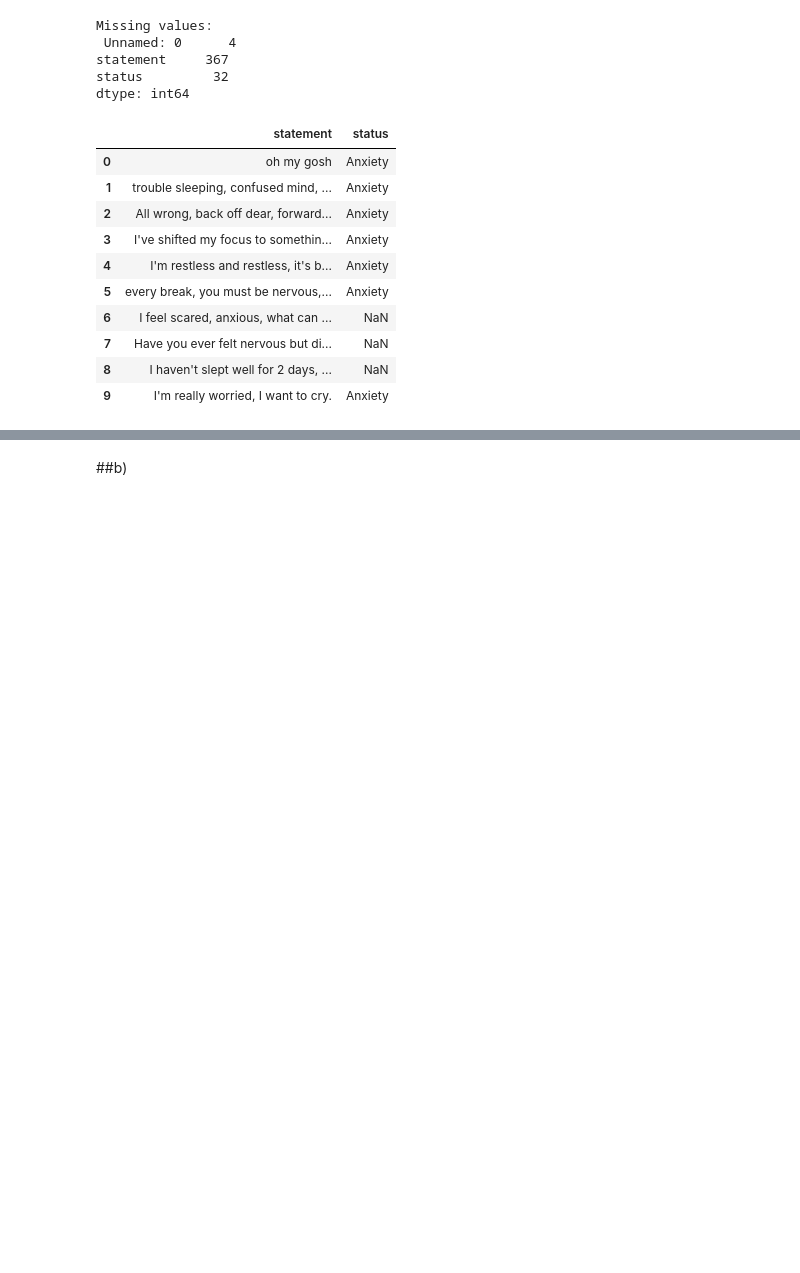
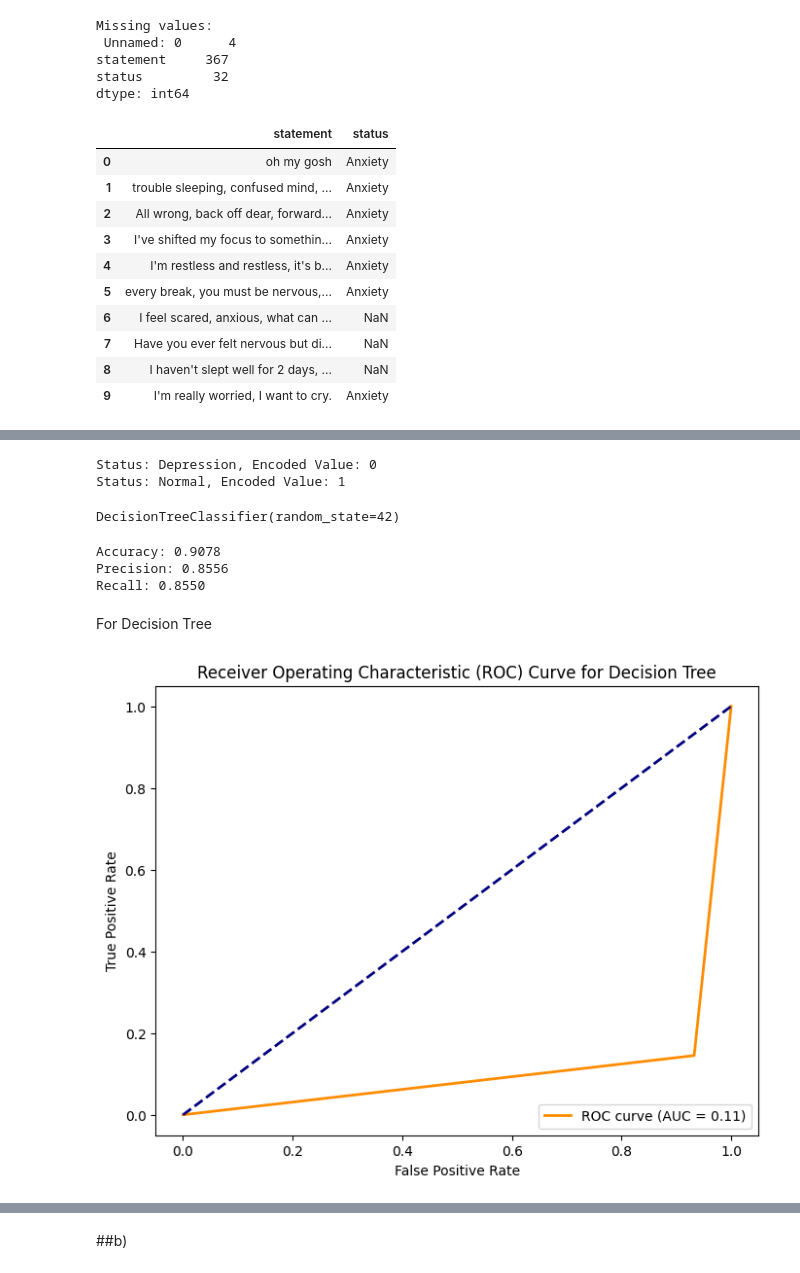
Before and after one commit to syahmishamz/Data-Analytics-ML, a Jupyter notebook: Solutions/ITS69304_Group1_GroupAssignment.ipynb, the cells around one changed output, grey strips where cells are left out. Cells and saved outputs as stored; diff of their text form; code cells hidden in the pictures; blank space fills up the shorter version.

```diff
--- a/Solutions/ITS69304_Group1_GroupAssignment.ipynb
+++ b/Solutions/ITS69304_Group1_GroupAssignment.ipynb
@@ -199,0 +228,50 @@ clean_data.head(10) #Show top 10 records of new dataframe
+# %%
+# Get the mapping between encoded values and original status labels
+label_mapping = dict(zip(le_status.classes_, le_status.transform(le_status.classes_)))
+
+# Print the mapping
+for status, encoded_value in label_mapping.items():
+    print(f"Status: {status}, Encoded Value: {encoded_value}")
+# %% [output]
+Status: Depression, Encoded Value: 0
+Status: Normal, Encoded Value: 1
+# %%
+from sklearn.tree import DecisionTreeClassifier
+from sklearn.model_selection import train_test_split
+from sklearn.feature_extraction.text import TfidfVectorizer
+
+# 1. Prepare the data
+X = clean_data['statement']  #Predictor variable
+y = clean_data['status_encoded']  #Target variable
+
+# 2. Create a TF-IDF vectorizer to transform text data
+vectorizer = TfidfVectorizer()
+X = vectorizer.fit_transform(X)
+
+# 3. Split the data into training and testing sets
+X_train, X_test, y_train, y_test = train_test_split(X, y, test_size=0.2, random_state=42)
+
+# 4. Create and train the Decision Tree model
+model = DecisionTreeClassifier(random_state=42)
+model.fit(X_train, y_train)
+# %% [output]
+DecisionTreeClassifier(random_state=42)
+# %%
+from sklearn.metrics import accuracy_score, precision_score, recall_score
+
+#Make predictions on the testing data
+y_pred = model.predict(X_test)
+
+#Calculate the evaluation metrics
+accuracy = accuracy_score(y_test, y_pred)
+precision = precision_score(y_test, y_pred)
+recall = recall_score(y_test, y_pred)
+
+#Print the results
+print(f"Accuracy: {accuracy:.4f}")
+print(f"Precision: {precision:.4f}")
+print(f"Recall: {recall:.4f}")
+# %% [output]
+Accuracy: 0.9078
+Precision: 0.8556
+Recall: 0.8550
@@ -199,0 +298,23 @@ clean_data.head(10) #Show top 10 records of new dataframe
+# %% [markdown]
+For Decision Tree
+# %%
+from sklearn.metrics import roc_curve, auc
+
+# 1. Get predicted probabilities
+y_probs = model.predict_proba(X_test)[:, 0]  # Probability of class 0 (Depression)
+
+# 2. Calculate ROC curve
+fpr, tpr, thresholds = roc_curve(y_test, y_probs)
+roc_auc = auc(fpr, tpr)
+
+# 3. Plot ROC curve
+plt.figure(figsize=(8, 6))
+plt.plot(fpr, tpr, color='darkorange', lw=2, label=f'ROC curve (AUC = {roc_auc:.2f})')
+plt.plot([0, 1], [0, 1], color='navy', lw=2, linestyle='--')  # Diagonal line
+plt.xlabel('False Positive Rate')
+plt.ylabel('True Positive Rate')
+plt.title('Receiver Operating Characteristic (ROC) Curve for Decision Tree')
+plt.legend(loc='lower right')
+plt.show()
+# %% [output]
+[figure, added]
```
Also changed, not shown: parts of 35 cells of this notebook.
